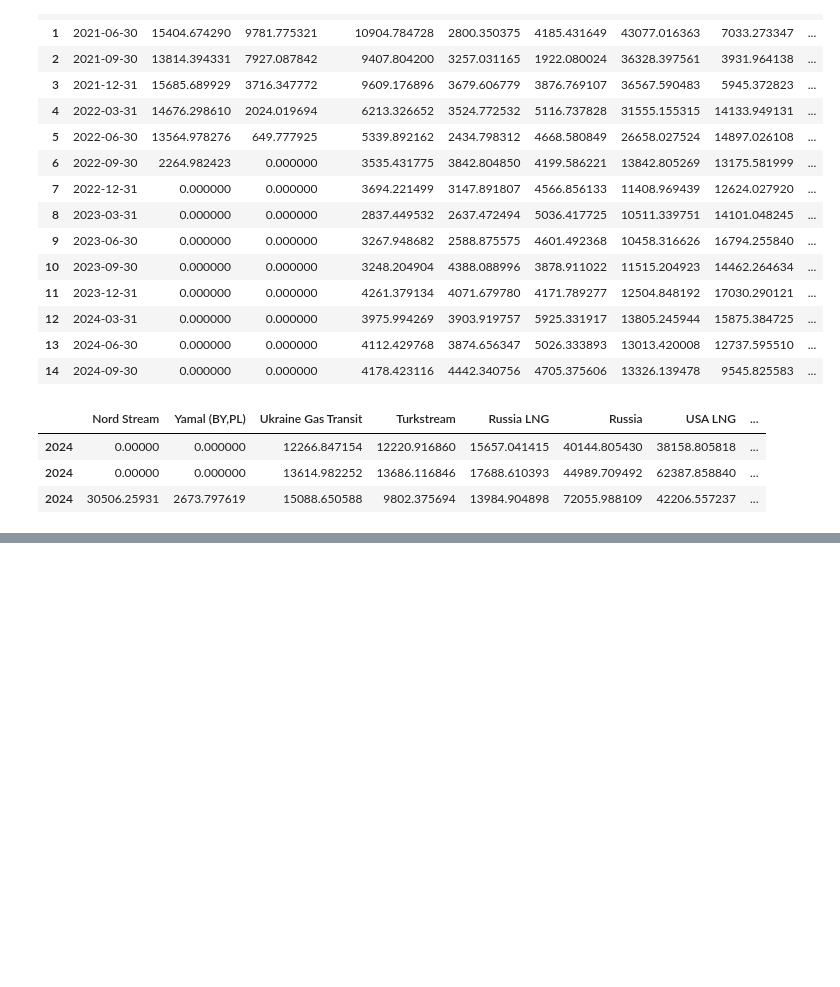
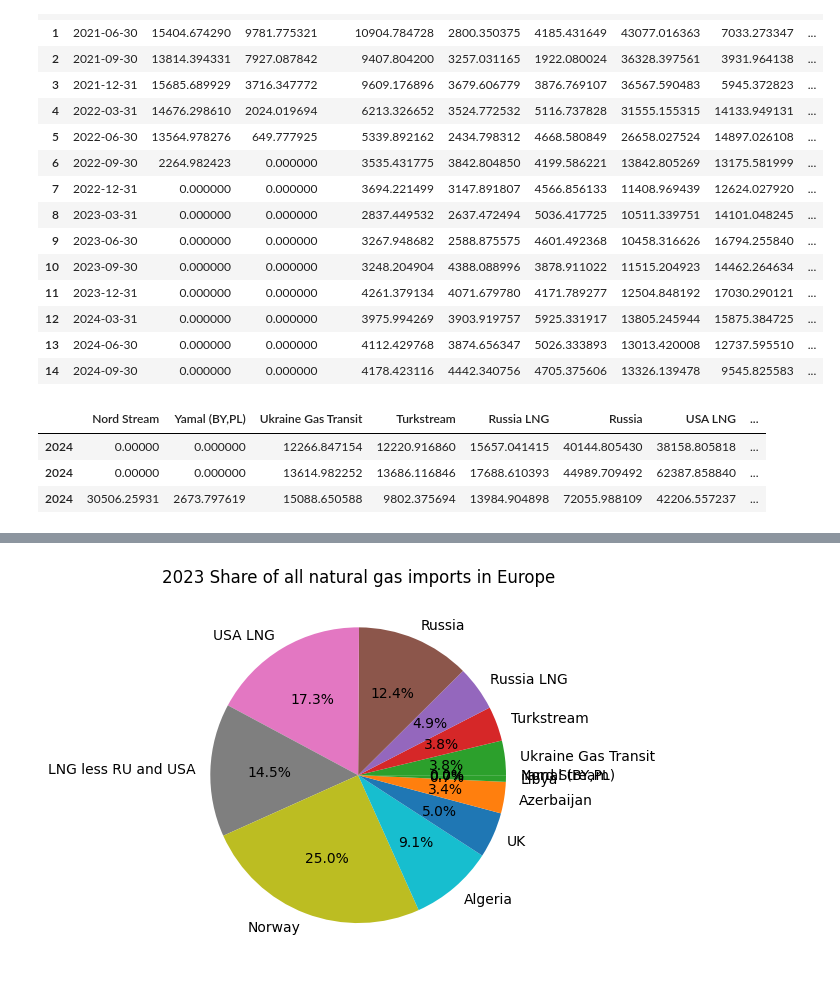
Before and after one commit to Anson422/Anson-Eva-Valerie, a Jupyter notebook: Stacked Bar Chart/All_natural_gas_imports_in_Europe.ipynb, the cells around one changed output, grey strips where cells are left out. Saved outputs shown, nothing was run; the diff lists cells and outputs as text; code cells hidden in the pictures; blank space fills up the shorter version.

```diff
--- a/Stacked Bar Chart/All_natural_gas_imports_in_Europe.ipynb
+++ b/Stacked Bar Chart/All_natural_gas_imports_in_Europe.ipynb
@@ -70,0 +95,10 @@ df
+# %%
+row_2023_data = total_year.iloc[1]
+row_2023_data = pd.to_numeric(row_2023_data)
+labels = total_year.columns
+
+plt.pie(row_2023_data, labels=labels, autopct='%1.1f%%')
+plt.title('2023 Share of all natural gas imports in Europe')
+plt.show()
+# %% [output]
+[figure, added]
```
Also changed, not shown: parts of 4 cells of this notebook.
